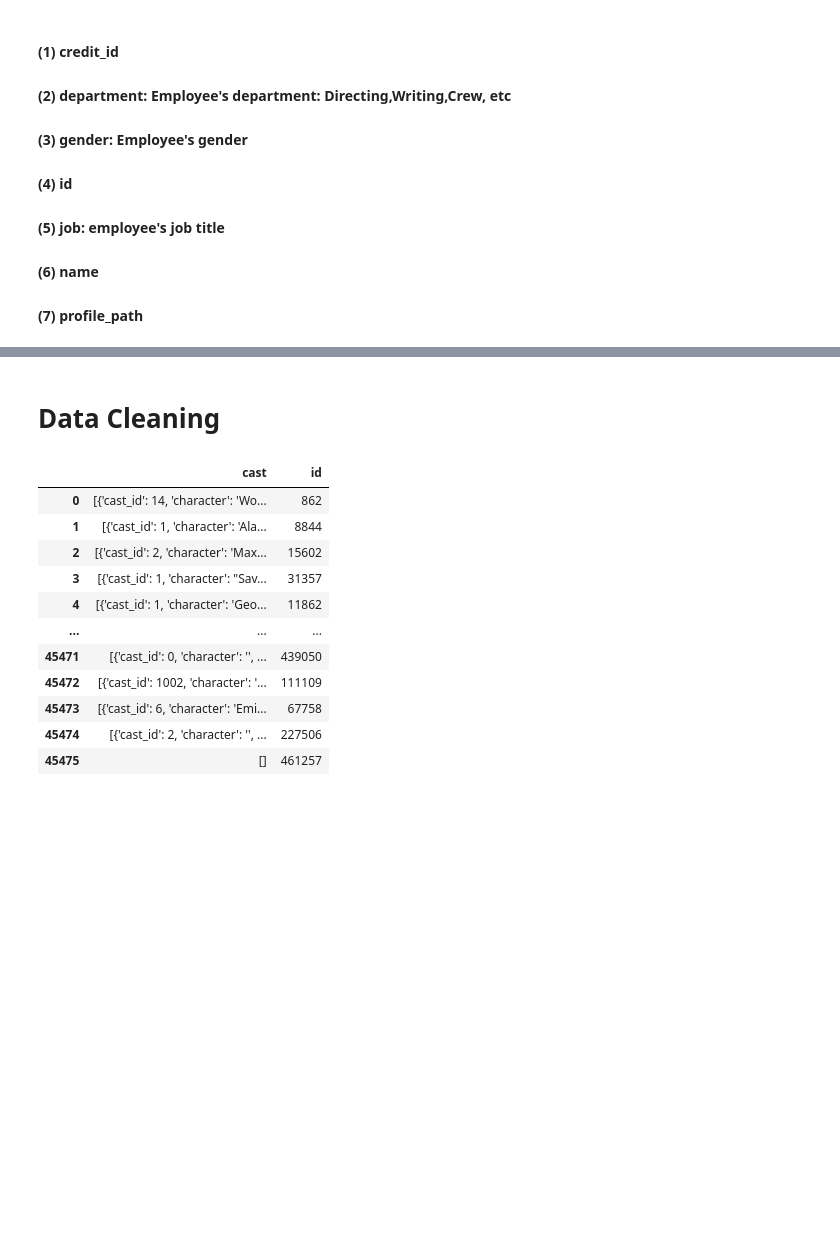
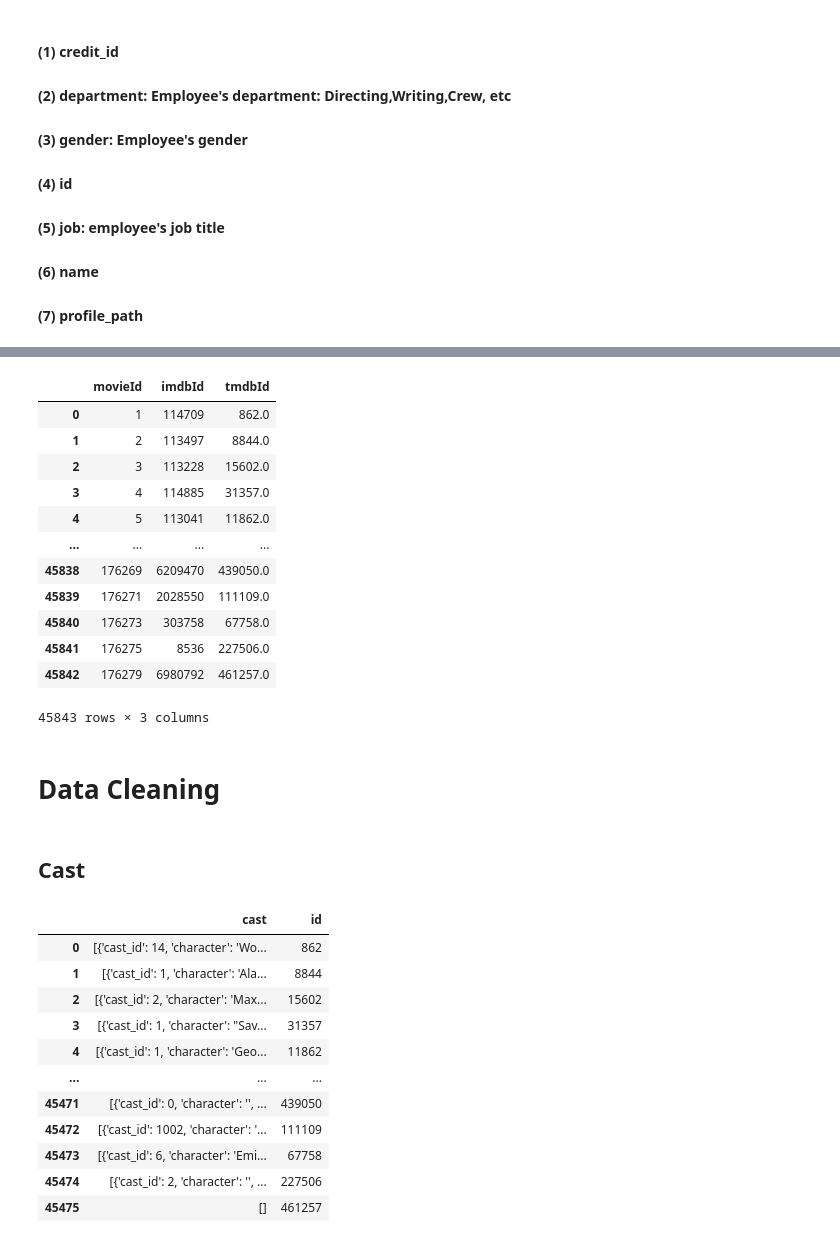
Before and after one commit to jingyun0312/DataSource_Movie, a Jupyter notebook: movie.ipynb, the cells around one changed output, grey strips where cells are left out. Cells and saved outputs as stored; diff of their text form; code cells hidden in the pictures; blank space fills up the shorter version.

```diff
--- a/movie.ipynb
+++ b/movie.ipynb
@@ -61,3 +116,21 @@ df_movie['crew'][1]
+# %%
+df_links
+# %% [output]
+|  | movieId | imdbId | tmdbId |
+| 0 | 1 | 114709 | 862.0 |
+| 1 | 2 | 113497 | 8844.0 |
+| 2 | 3 | 113228 | 15602.0 |
+| 3 | 4 | 114885 | 31357.0 |
+| 4 | 5 | 113041 | 11862.0 |
+| ... | ... | ... | ... |
+| 45838 | 176269 | 6209470 | 439050.0 |
+| 45839 | 176271 | 2028550 | 111109.0 |
+| 45840 | 176273 | 303758 | 67758.0 |
+| 45841 | 176275 | 8536 | 227506.0 |
+| 45842 | 176279 | 6980792 | 461257.0 |
+45843 rows × 3 columns
 # %% [markdown]
 # Data Cleaning
+# %% [markdown]
+## Cast
 # %%
```
Also changed, not shown: parts of 46 cells of this notebook, 5 other files.
